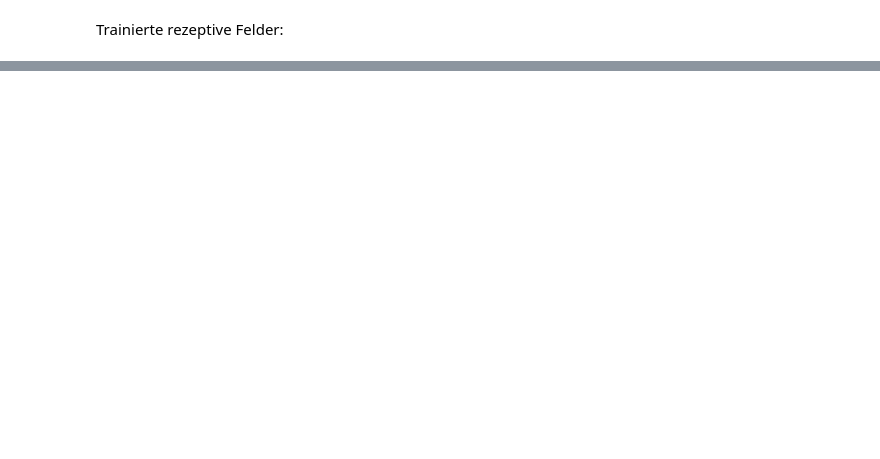
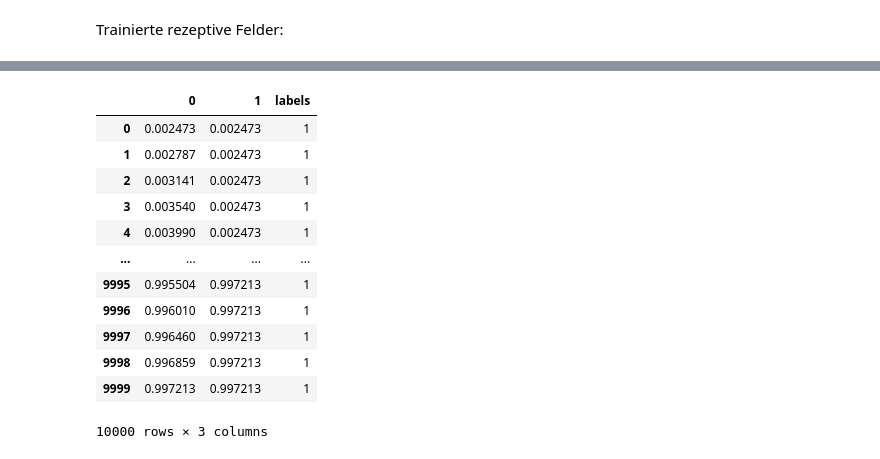
Before and after one commit to mpowd/deep-learning, a Jupyter notebook: first_exercise_sheet/first_exercise_sheet.ipynb, the cells around one changed output, grey strips where cells are left out. Saved outputs shown, nothing was run; the diff lists cells and outputs as text; code cells hidden in the pictures; blank space fills up the shorter version.

```diff
--- a/first_exercise_sheet/first_exercise_sheet.ipynb
+++ b/first_exercise_sheet/first_exercise_sheet.ipynb
@@ -247,0 +330,33 @@ w_hor = np.array([1, 0])
+# %%
+#1.6
+def preprocess(df):
+    data = df[[0, 1]].to_numpy()
+    new_data = np.stack((sigmoid(np.dot(data, w_vert)), sigmoid(np.dot(data, w_hor))), axis = 1)
+    new_df = pd.DataFrame(new_data)
+    new_df['labels'] = df['labels']
+    return new_df
+
+df_train_n = preprocess(df_train)
+df_test_n = preprocess(df_test)
+
+
+x_grid = np.arange(-6.0,6.0,0.12)
+y_grid = np.arange(-6.0,6.0,0.12)
+data = np.array(np.meshgrid(x_grid, y_grid)).T.reshape(-1,2)
+df_grid = pd.DataFrame(data)
+df_grid['labels'] = np.where((df_grid[0] > 0) & (df_grid[1] > 0) | (df_grid[0] < 0) & (df_grid[1] < 0) , 1, 0)
+df_grid_n = preprocess(df_grid)
+# %% [output]
+|  | 0 | 1 | labels |
+| 0 | 0.002473 | 0.002473 | 1 |
+| 1 | 0.002787 | 0.002473 | 1 |
+| 2 | 0.003141 | 0.002473 | 1 |
+| 3 | 0.003540 | 0.002473 | 1 |
+| 4 | 0.003990 | 0.002473 | 1 |
+| ... | ... | ... | ... |
+| 9995 | 0.995504 | 0.997213 | 1 |
+| 9996 | 0.996010 | 0.997213 | 1 |
+| 9997 | 0.996460 | 0.997213 | 1 |
+| 9998 | 0.996859 | 0.997213 | 1 |
+| 9999 | 0.997213 | 0.997213 | 1 |
+10000 rows × 3 columns
```
Also changed, not shown: parts of 12 cells of this notebook, 1 other file.
